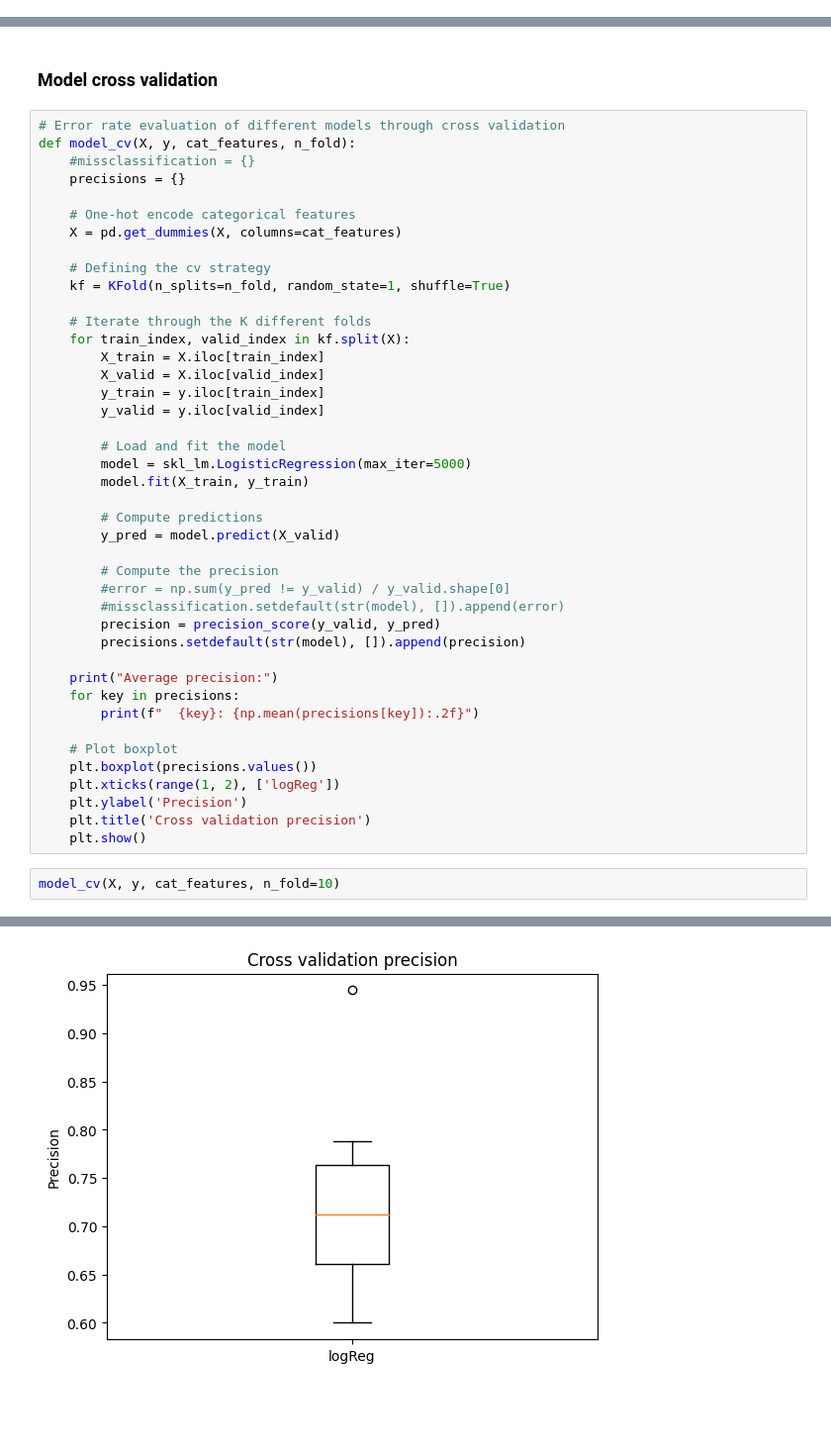
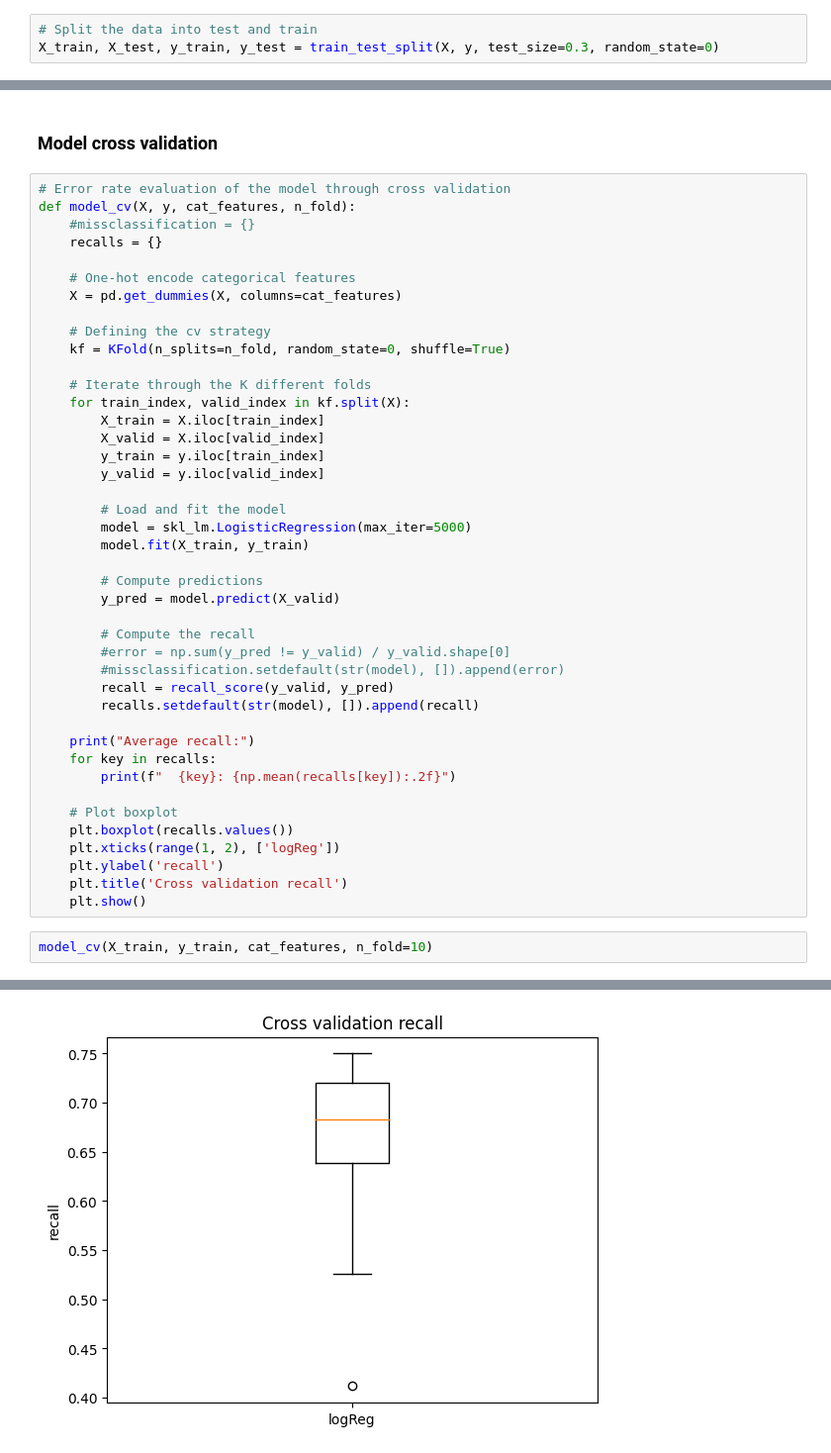
Before and after one commit to AlbertBS2/Predict-Bikes-Availability, a Jupyter notebook: logreg.ipynb, the cells around one changed output, grey strips where cells are left out. Shown: that part at 99% size. Cells and saved outputs as stored; diff of their text form; blank space fills up the shorter version.

Commit message:
Fix: usage of train/test and final evaluation

```diff
--- a/logreg.ipynb
+++ b/logreg.ipynb
@@ -125,4 +141,7 @@ X = train_data.copy()
 y = X.pop('increase_stock')
 
 cat_features = ['hour_of_day', 'day_of_week', 'month', 'weekday', 'summertime', 'snowdepth', 'day', 'rain']
+# %%
+# Split the data into test and train
+X_train, X_test, y_train, y_test = train_test_split(X, y, test_size=0.3, random_state=0)
 # %%
@@ -153,16 +172,16 @@ Predict high_bike_demand [33 51]
 # %% [markdown]
 ### Model cross validation
 # %%
-# Error rate evaluation of different models through cross validation
+# Error rate evaluation of the model through cross validation
 def model_cv(X, y, cat_features, n_fold):
     #missclassification = {}
-    precisions = {}
+    recalls = {}
 
     # One-hot encode categorical features
     X = pd.get_dummies(X, columns=cat_features)
 
     # Defining the cv strategy
-    kf = KFold(n_splits=n_fold, random_state=1, shuffle=True)
+    kf = KFold(n_splits=n_fold, random_state=0, shuffle=True)
 
     # Iterate through the K different folds
     for train_index, valid_index in kf.split(X):
@@ -178,22 +197,22 @@ def model_cv(X, y, cat_features, n_fold):
         # Compute predictions
         y_pred = model.predict(X_valid)
 
-        # Compute the precision
+        # Compute the recall
         #error = np.sum(y_pred != y_valid) / y_valid.shape[0]
         #missclassification.setdefault(str(model), []).append(error)
-        precision = precision_score(y_valid, y_pred)
-        precisions.setdefault(str(model), []).append(precision)
+        recall = recall_score(y_valid, y_pred)
+        recalls.setdefault(str(model), []).append(recall)
 
-    print("Average precision:")
-    for key in precisions:
-        print(f"  {key}: {np.mean(precisions[key]):.2f}")
+    print("Average recall:")
+    for key in recalls:
+        print(f"  {key}: {np.mean(recalls[key]):.2f}")
 
     # Plot boxplot
-    plt.boxplot(precisions.values())
+    plt.boxplot(recalls.values())
     plt.xticks(range(1, 2), ['logReg'])
-    plt.ylabel('Precision')
-    plt.title('Cross validation precision')
+    plt.ylabel('recall')
+    plt.title('Cross validation recall')
     plt.show()
 # %%
-model_cv(X, y, cat_features, n_fold=10)
+model_cv(X_train, y_train, cat_features, n_fold=10)
 # %% [output]
@@ -202 +221 @@ Average precision:
-[figure, old version]
+[figure, new version]
```
Also changed, not shown: parts of 14 cells of this notebook.
